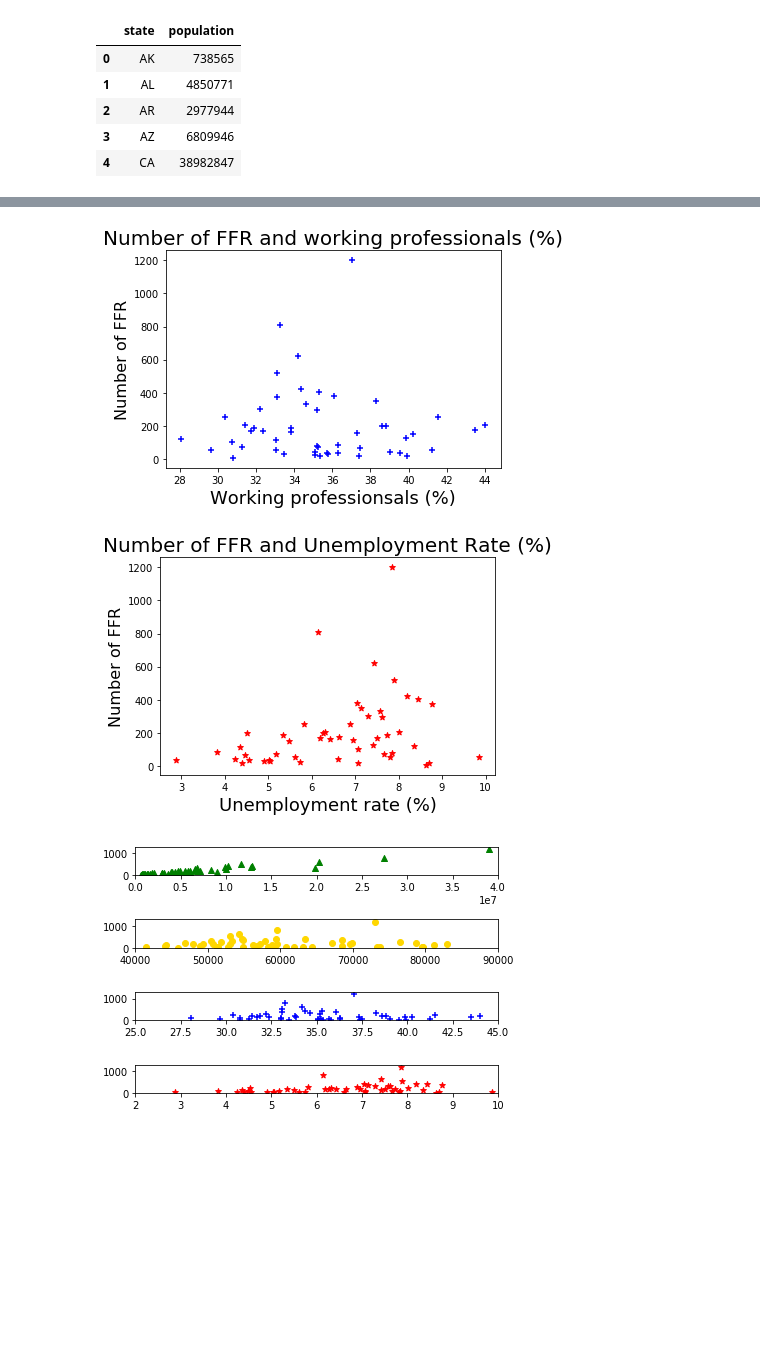
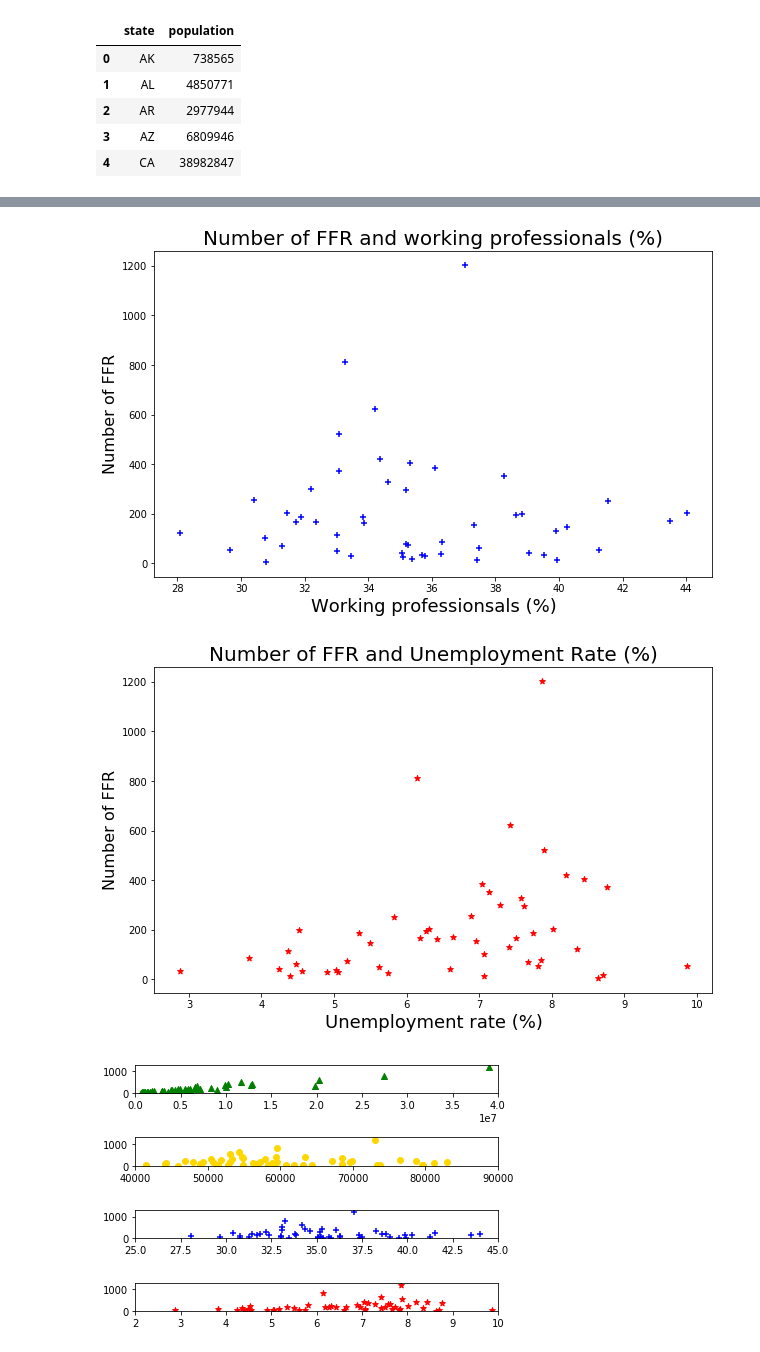
Before and after one commit to tduszyk/Supersize_America, a Jupyter notebook: supersize_america.ipynb, the cells around one changed output, grey strips where cells are left out. Saved outputs shown, nothing was run; the diff lists cells and outputs as text; code cells hidden in the pictures; blank space fills up the shorter version.

```diff
--- a/supersize_america.ipynb
+++ b/supersize_america.ipynb
@@ -234,5 +234,6 @@ plt.axis([0, 40000000, 0, 1300])
 plt.title('Number of FFR and Number of Population', fontsize=20)
 plt.xlabel('Number of population', fontsize=18)
 plt.ylabel('Number of FFR', fontsize=16)
+plt.rcParams['figure.figsize'] = (10,6)
 plt.savefig('plots/ffr_population_read.png')
 # %% [output]
@@ -242,5 +243,6 @@ plt.scatter(df['income'], df['fastfood_qty'], marker='o', color='gold')
 plt.title('Number of FFR and Income Level', fontsize=20)
 plt.xlabel('Income Level', fontsize=18)
 plt.ylabel('Number of FFR', fontsize=16)
+plt.rcParams['figure.figsize'] = (10,6)
 plt.savefig('plots/ffr_income_read.png')
 # %% [output]
@@ -250,17 +252,19 @@ plt.scatter(df['professional'], df['fastfood_qty'], marker='+', color='blue')
 plt.title('Number of FFR and working professionals (%)', fontsize=20)
 plt.xlabel('Working professionsals (%)', fontsize=18)
 plt.ylabel('Number of FFR', fontsize=16)
+plt.rcParams['figure.figsize'] = (10,6)
 plt.savefig('plots/ffr_professional_read.png')
 # %% [output]
-[figure, old version]
+[figure, new version]
 # %%
 plt.scatter(df['unemployment'], df['fastfood_qty'], marker='*', color='red')
 plt.title('Number of FFR and Unemployment Rate (%)', fontsize=20)
 plt.xlabel('Unemployment rate (%)', fontsize=18)
 plt.ylabel('Number of FFR', fontsize=16)
+plt.rcParams['figure.figsize'] = (10,6)
 plt.savefig('plots/ffr_unemployment_read.png')
 # %% [output]
-[figure, old version]
+[figure, new version]
 # %%
 # create masked array
 fig, (ax1, ax2, ax3, ax4) = plt.subplots(nrows=4)#, )
```
Also changed, not shown: parts of 2 cells of this notebook, 4 other files.
